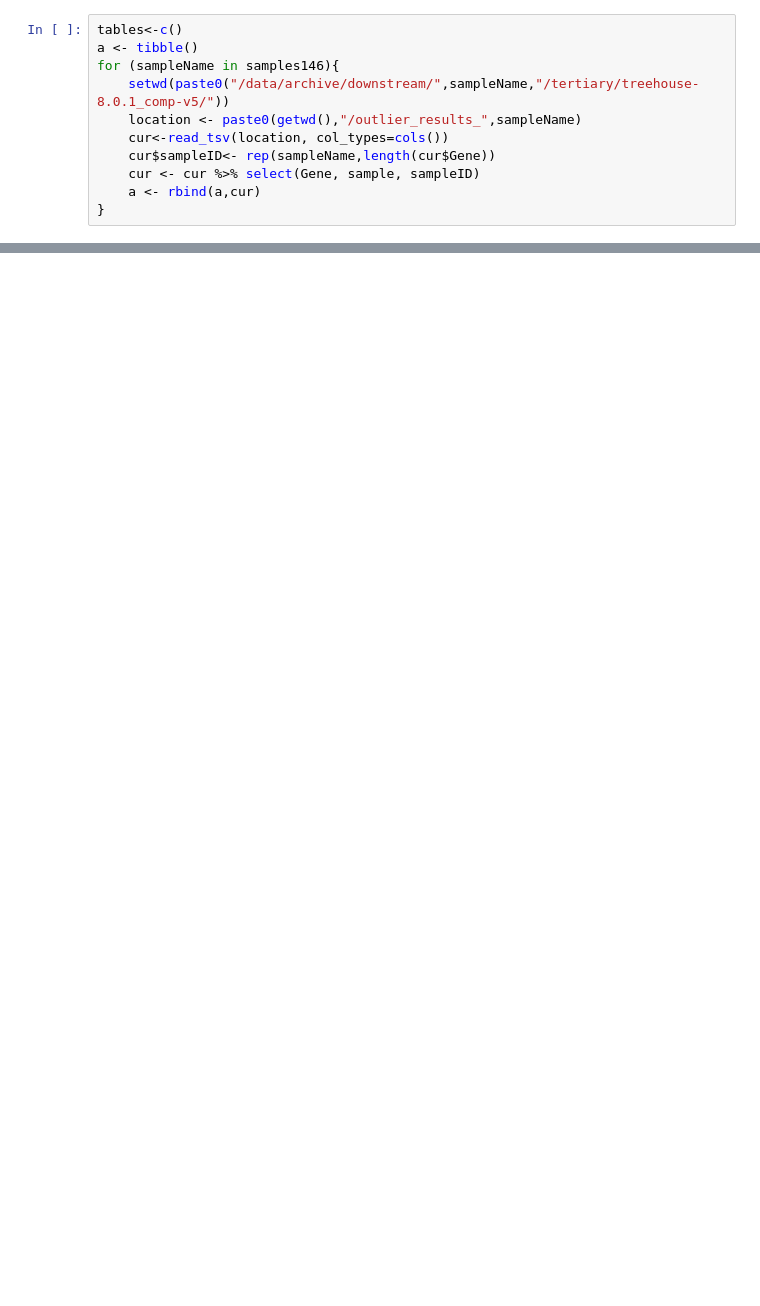
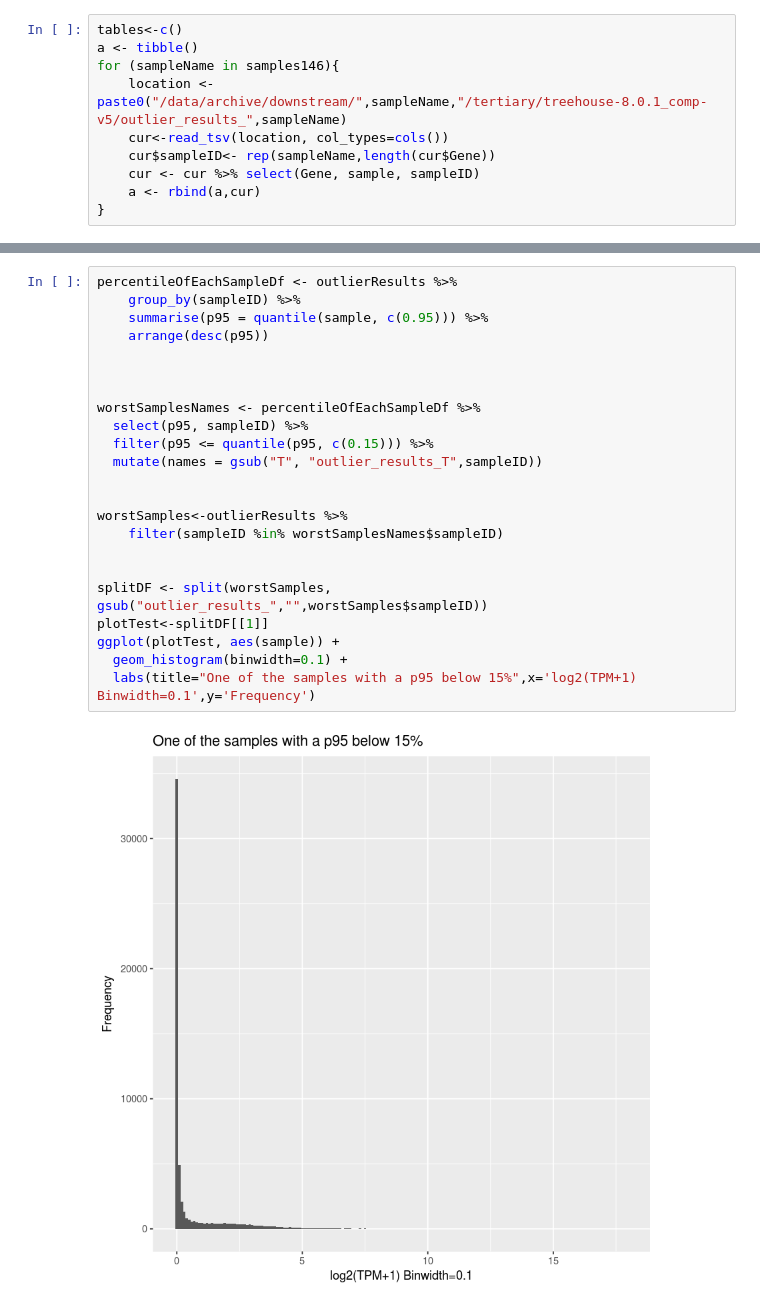
Before and after one commit to liammckay19/Treehouse_OutlierRNASeq, a Jupyter notebook: JupyterNotebooks/animationPlots.ipynb, the cells around one changed output, grey strips where cells are left out. Saved outputs shown, nothing was run; the diff lists cells and outputs as text; blank space fills up the shorter version.

```diff
--- a/JupyterNotebooks/animationPlots.ipynb
+++ b/JupyterNotebooks/animationPlots.ipynb
@@ -24,8 +17,7 @@ lag():    dplyr, stats
 tables<-c()
 a <- tibble()
 for (sampleName in samples146){
-    setwd(paste0("/data/archive/downstream/",sampleName,"/tertiary/treehouse-8.0.1_comp-v5/"))
-    location <- paste0(getwd(),"/outlier_results_",sampleName)
+    location <- paste0("/data/archive/downstream/",sampleName,"/tertiary/treehouse-8.0.1_comp-v5/outlier_results_",sampleName)
     cur<-read_tsv(location, col_types=cols())
     cur$sampleID<- rep(sampleName,length(cur$Gene))
     cur <- cur %>% select(Gene, sample, sampleID)
@@ -35,0 +45,25 @@ outlierResults <- a
+# %%
+percentileOfEachSampleDf <- outlierResults %>%
+    group_by(sampleID) %>%
+    summarise(p95 = quantile(sample, c(0.95))) %>%
+    arrange(desc(p95))
+
+
+
+worstSamplesNames <- percentileOfEachSampleDf %>%
+  select(p95, sampleID) %>%
+  filter(p95 <= quantile(p95, c(0.15))) %>%
+  mutate(names = gsub("T", "outlier_results_T",sampleID))
+
+
+worstSamples<-outlierResults %>%
+    filter(sampleID %in% worstSamplesNames$sampleID)
+
+
+splitDF <- split(worstSamples, gsub("outlier_results_","",worstSamples$sampleID))
+plotTest<-splitDF[[1]]
+ggplot(plotTest, aes(sample)) +
+  geom_histogram(binwidth=0.1) +
+  labs(title="One of the samples with a p95 below 15%",x='log2(TPM+1) Binwidth=0.1',y='Frequency')
+# %% [output]
+[figure, added]
```
Also changed, not shown: parts of 16 cells of this notebook, 6 other files.
